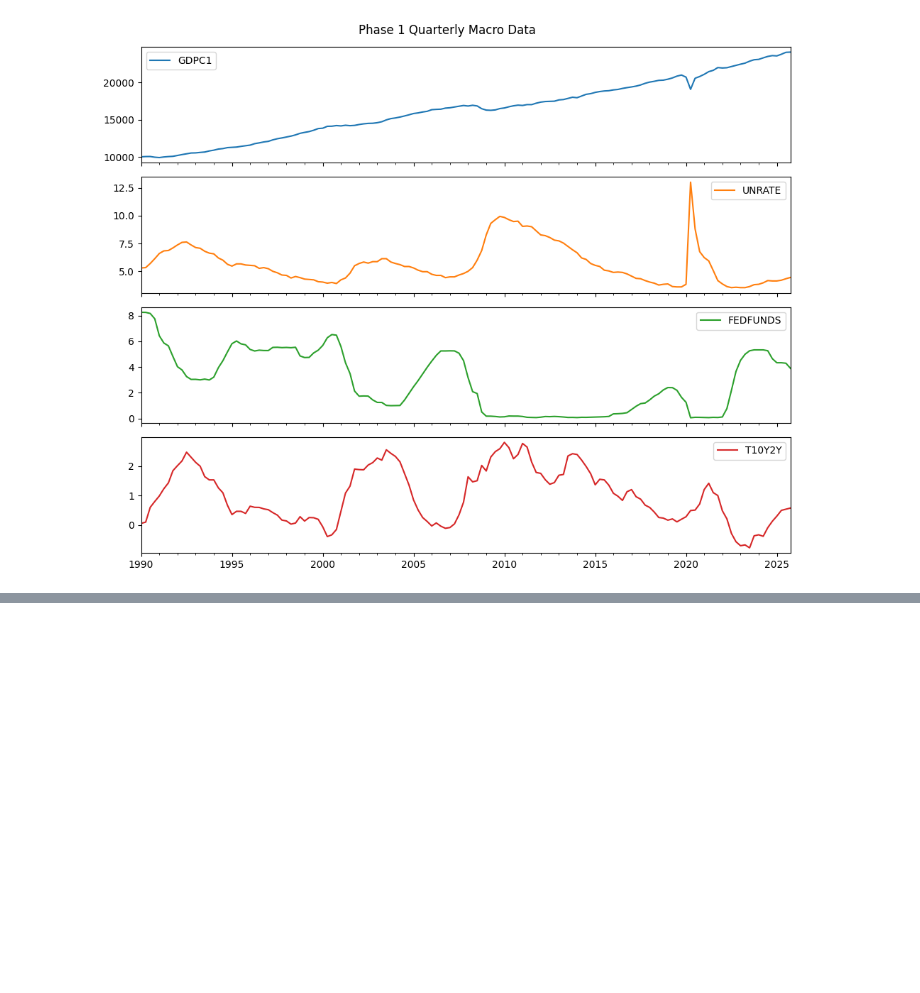
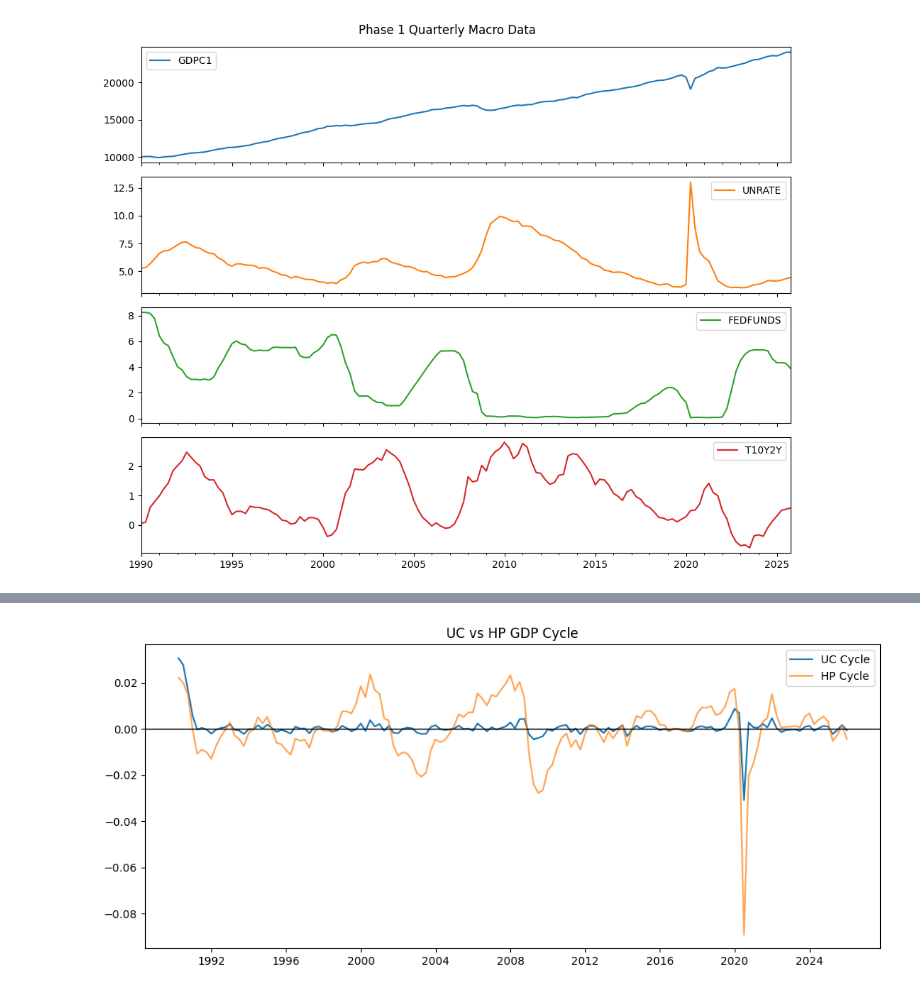
Before and after one commit to bao2001/group4-gdp, a Jupyter notebook: notebooks/group4_gdp.ipynb, the cells around one changed output, grey strips where cells are left out. Drawn from its saved outputs; the diff is of its cells as text; code cells hidden in the pictures; blank space fills up the shorter version.

```diff
--- a/notebooks/group4_gdp.ipynb
+++ b/notebooks/group4_gdp.ipynb
@@ -136,0 +288,5 @@ master.head()
+# %%
+master["UNRATE_diff"] = master["UNRATE"].diff()
+master["FEDFUNDS_diff"] = master["FEDFUNDS"].diff()
+master["T10Y2Y_diff"] = master["T10Y2Y"].diff()
+master["VIX_diff"] = master["VIX_Close"].diff()
@@ -136,0 +459,10 @@ master.head()
+# %%
+plt.figure(figsize=(12,5))
+plt.plot(master.index, master["cycle_uc"], label="UC Cycle")
+plt.plot(master.index, master["cycle_hp"], label="HP Cycle", alpha=0.7)
+plt.axhline(0, color="black", linewidth=1)
+plt.title("UC vs HP GDP Cycle")
+plt.legend()
+plt.show()
+# %% [output]
+[figure, added]
```
Also changed, not shown: parts of 19 cells of this notebook.
